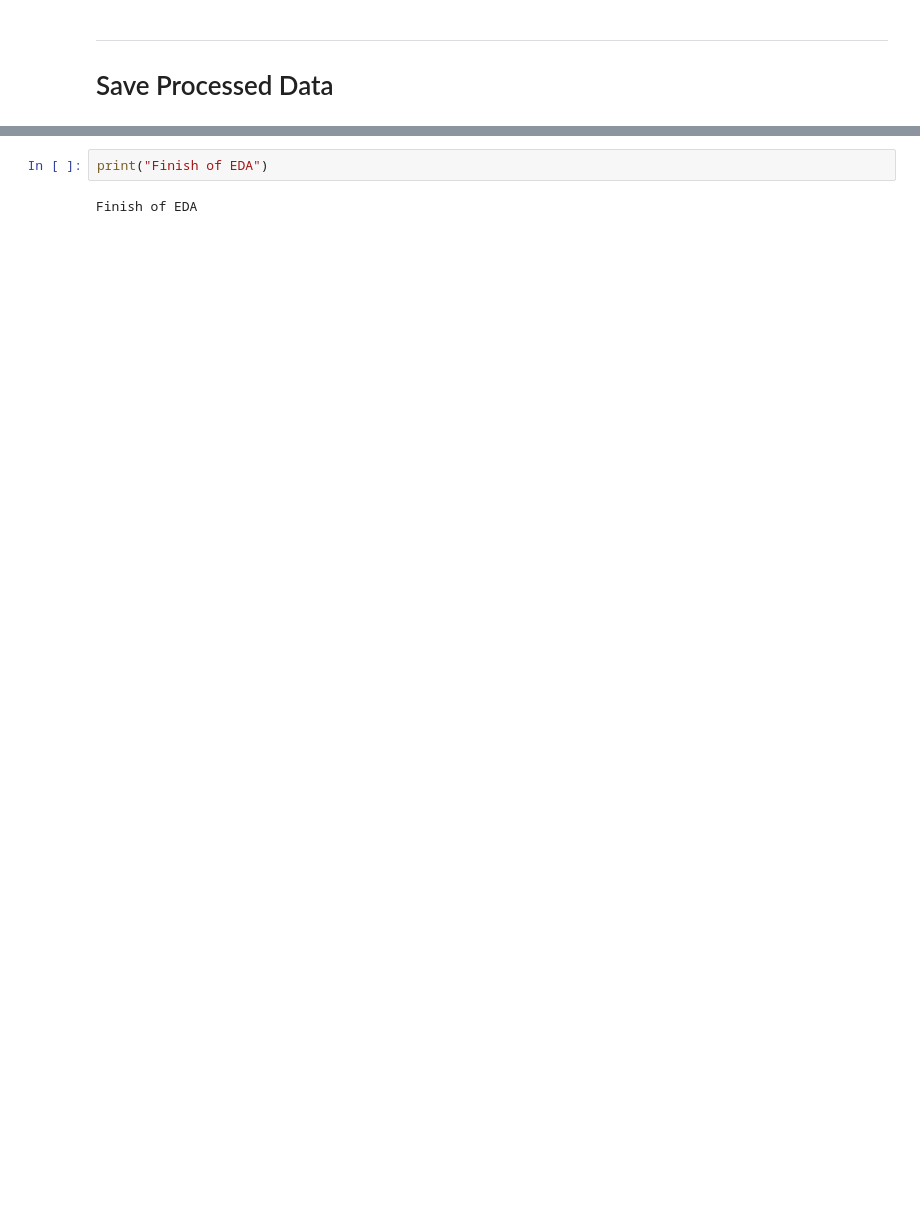
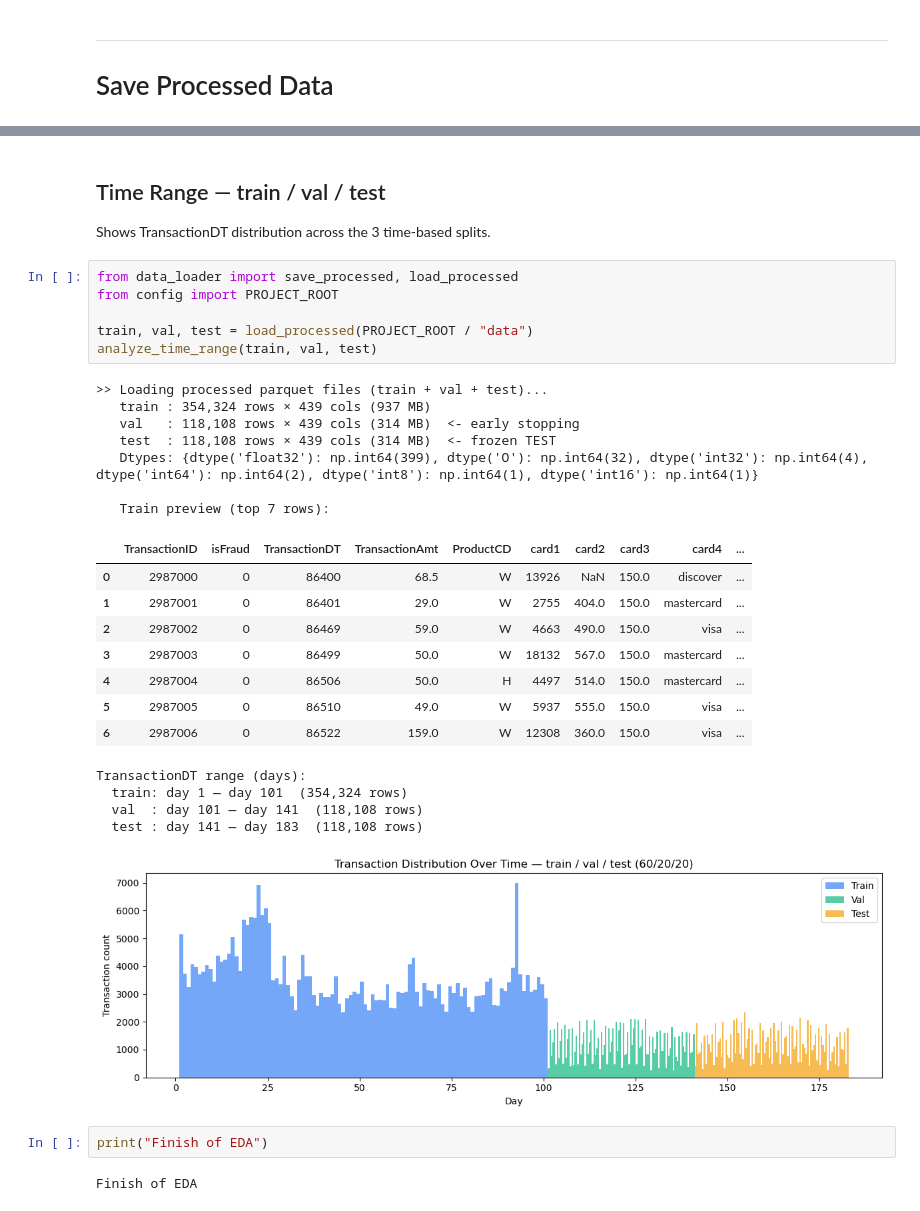
Before and after one commit to irishask/ML_Fraud_detection, a Jupyter notebook: 01_eda.ipynb, the cells around one changed output, grey strips where cells are left out. Saved outputs shown, nothing was run; the diff lists cells and outputs as text; blank space fills up the shorter version.

Commit message:
V3 with train, val, test

```diff
--- a/01_eda.ipynb
+++ b/01_eda.ipynb
@@ -1133,3 +1140,34 @@ save_processed(train, test, PROJECT_ROOT / "data")
+# %% [markdown]
+## Time Range — train / val / test
+
+Shows TransactionDT distribution across the 3 time-based splits.
+# %%
+from data_loader import save_processed, load_processed
+from config import PROJECT_ROOT
+
+train, val, test = load_processed(PROJECT_ROOT / "data")
+analyze_time_range(train, val, test)
+# %% [output]
+>> Loading processed parquet files (train + val + test)...
+   train : 354,324 rows × 439 cols (937 MB)
+   val   : 118,108 rows × 439 cols (314 MB)  <- early stopping
+   test  : 118,108 rows × 439 cols (314 MB)  <- frozen TEST
+   Dtypes: {dtype('float32'): np.int64(399), dtype('O'): np.int64(32), dtype('int32'): np.int64(4), dtype('int64'): np.int64(2), dtype('int8'): np.int64(1), dtype('int16'): np.int64(1)}
+
+   Train preview (top 7 rows):
+|  | TransactionID | isFraud | TransactionDT | TransactionAmt | ProductCD | card1 | card2 | card3 | card4 | ... |
+| 0 | 2987000 | 0 | 86400 | 68.5 | W | 13926 | NaN | 150.0 | discover | ... |
+| 1 | 2987001 | 0 | 86401 | 29.0 | W | 2755 | 404.0 | 150.0 | mastercard | ... |
+| 2 | 2987002 | 0 | 86469 | 59.0 | W | 4663 | 490.0 | 150.0 | visa | ... |
+| 3 | 2987003 | 0 | 86499 | 50.0 | W | 18132 | 567.0 | 150.0 | mastercard | ... |
+| 4 | 2987004 | 0 | 86506 | 50.0 | H | 4497 | 514.0 | 150.0 | mastercard | ... |
+| 5 | 2987005 | 0 | 86510 | 49.0 | W | 5937 | 555.0 | 150.0 | visa | ... |
+| 6 | 2987006 | 0 | 86522 | 159.0 | W | 12308 | 360.0 | 150.0 | visa | ... |
+TransactionDT range (days):
+  train: day 1 — day 101  (354,324 rows)
+  val  : day 101 — day 141  (118,108 rows)
+  test : day 141 — day 183  (118,108 rows)
+[figure, added]
 # %%
 print("Finish of EDA")
 # %% [output]
```
Also changed, not shown: parts of 22 cells of this notebook, 24 other files.
